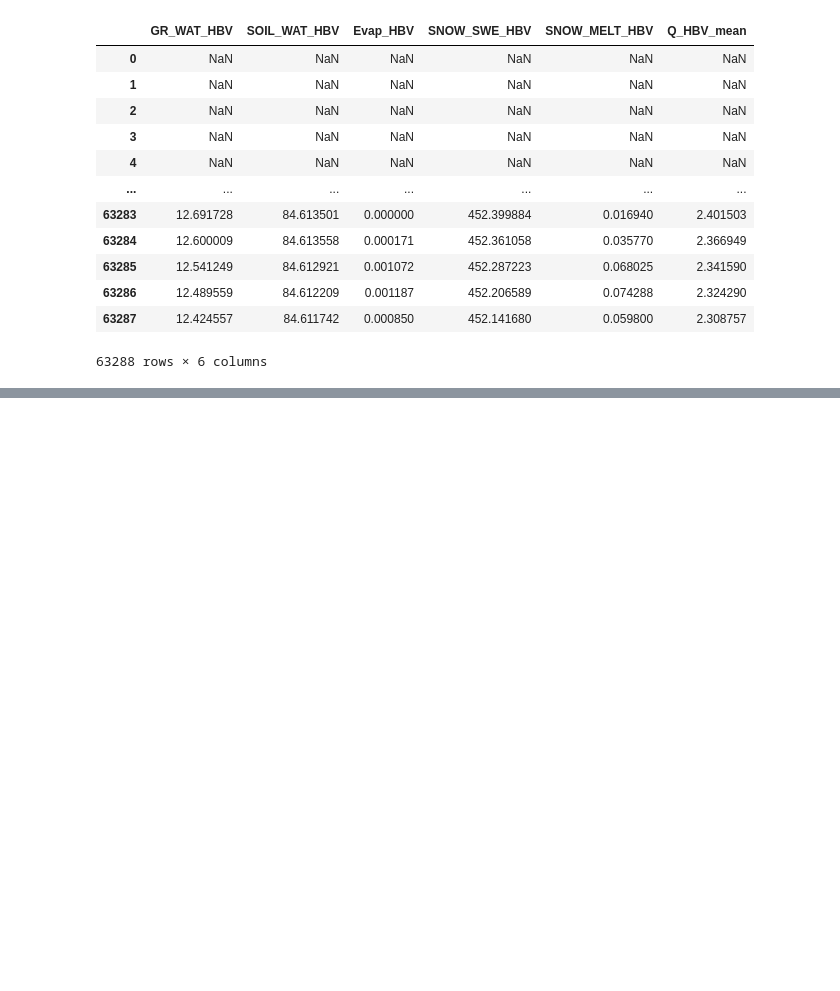
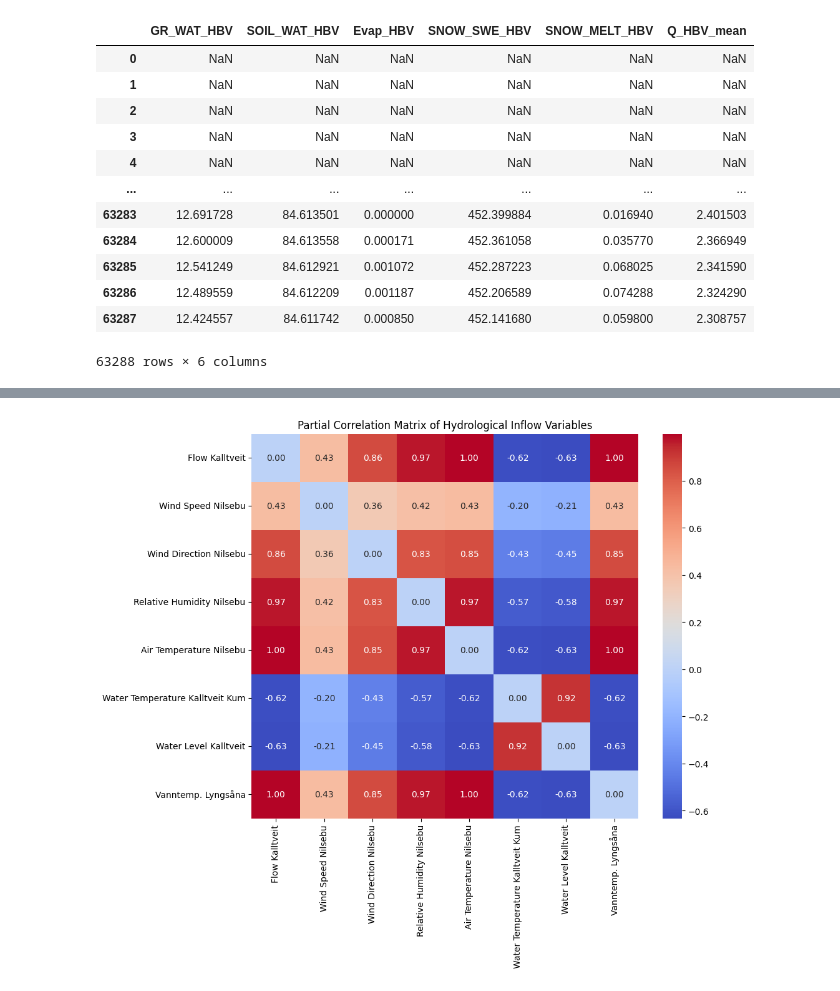
Before and after one commit to BorMagnus/hydro-ml, a Jupyter notebook: analysis/analysis_of_variables.ipynb, the cells around one changed output, grey strips where cells are left out. Drawn from its saved outputs; the diff is of its cells as text; code cells hidden in the pictures; blank space fills up the shorter version.

Commit message:
correlation on variables

```diff
--- a/analysis/analysis_of_variables.ipynb
+++ b/analysis/analysis_of_variables.ipynb
@@ -297,6 +298,6 @@ var_with_water = ["Water Level Hiavatn", "Water Temperature Hiavatn", "Water Lev
 data_1 = data[var_with_max_count+var_with_almost_max_count].dropna()
 # %%
 # remove rows with NaN values
-data_2 = data[var_that_varying].dropna()
+data_2 = data[["Flow Kalltveit"]+var_that_varying].dropna()
 # %%
 # remove rows with NaN values
@@ -321,0 +312,4 @@ get_correlation_matrix(data_1)
+# %%
+get_correlation_matrix(data_2)
+# %% [output]
+[figure, added]
```
Also changed, not shown: parts of 6 cells of this notebook.
